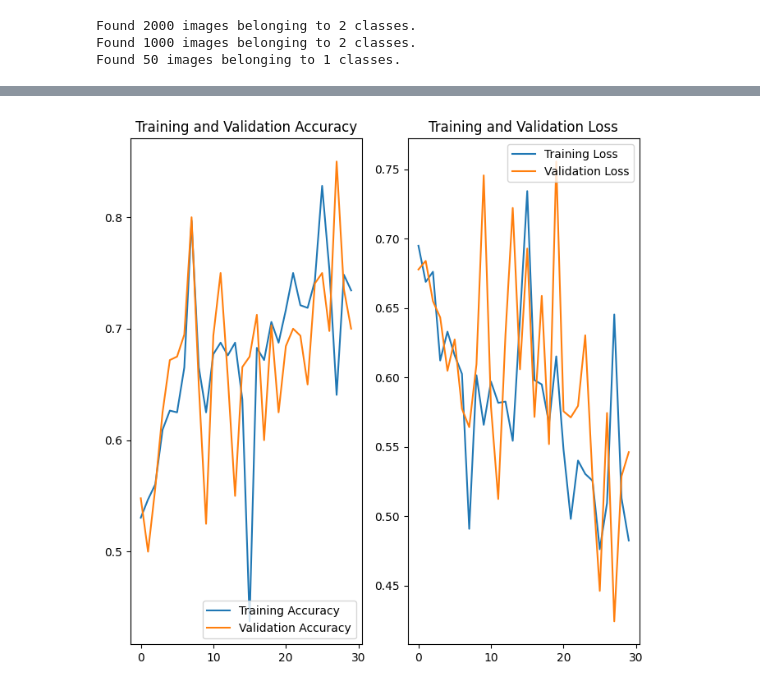
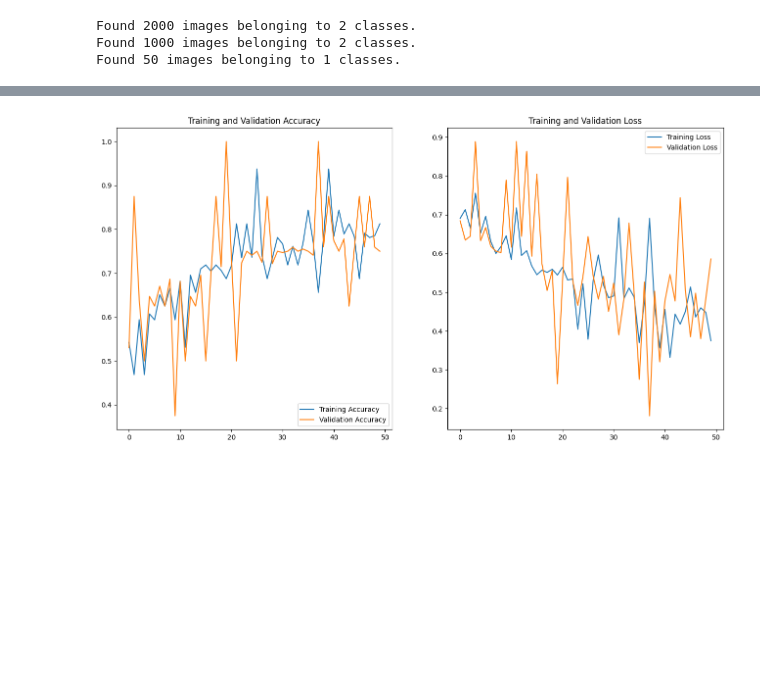
Before and after one commit to LordOfFrogs/Cat-and-Dog-Classifier, a Jupyter notebook: fcc_cat_dog.ipynb, the cells around one changed output, grey strips where cells are left out. Saved outputs shown, nothing was run; the diff lists cells and outputs as text; code cells hidden in the pictures; blank space fills up the shorter version.

```diff
--- a/fcc_cat_dog.ipynb
+++ b/fcc_cat_dog.ipynb
@@ -25,8 +26,8 @@ total_val = sum([len(files) for r, d, files in os.walk(validation_dir)])
 total_test = len(os.listdir(test_img_dir))
 
 # Variables for pre-processing and training.
-batch_size = 64
-epochs = 30
+batch_size = 32
+epochs = 50
 IMG_HEIGHT = 150
 IMG_WIDTH = 150
 # %%
@@ -185,28 +192,28 @@ Epoch 30/30
 # %%
 # 9
 acc = history.history['accuracy']
 val_acc = history.history['val_accuracy']
 
 loss = history.history['loss']
 val_loss = history.history['val_loss']
 
 epochs_range = range(epochs)
 
-plt.figure(figsize=(8, 8))
+plt.figure(figsize=(16, 8))
 plt.subplot(1, 2, 1)
 plt.plot(epochs_range, acc, label='Training Accuracy')
 plt.plot(epochs_range, val_acc, label='Validation Accuracy')
 plt.legend(loc='lower right')
 plt.title('Training and Validation Accuracy')
 
 plt.subplot(1, 2, 2)
 plt.plot(epochs_range, loss, label='Training Loss')
 plt.plot(epochs_range, val_loss, label='Validation Loss')
 plt.legend(loc='upper right')
 plt.title('Training and Validation Loss')
 plt.show()
 # %% [output]
-[figure, old version]
+[figure, new version]
 # %%
 probabilities = model.predict(x=test_data_gen).flatten()
 # %% [output]
```
Also changed, not shown: parts of 7 cells of this notebook.
